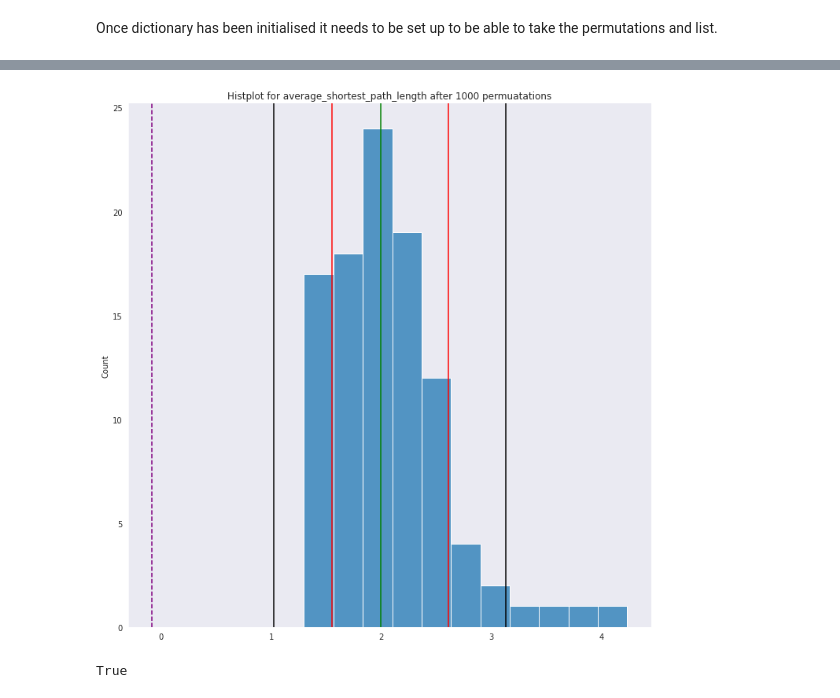
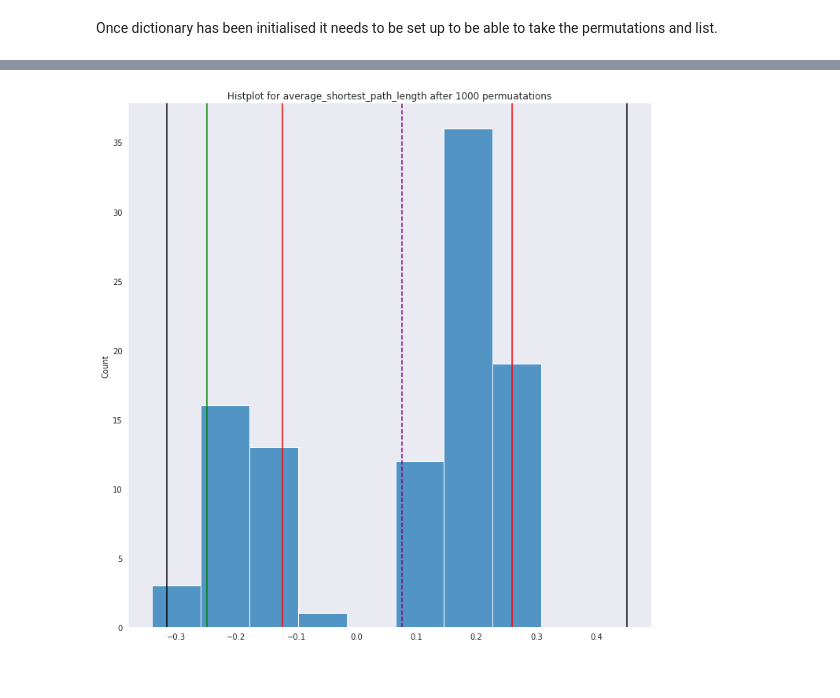
Before and after one commit to WMDA/SCN, a Jupyter notebook: scripts/work_in_progress_scripts/group_differences_drakesmith.ipynb, the cells around one changed output, grey strips where cells are left out. Drawn from its saved outputs; the diff is of its cells as text; code cells hidden in the pictures.

Commit message:
working on calculating the area under the curve

```diff
--- a/scripts/work_in_progress_scripts/group_differences_drakesmith.ipynb
+++ b/scripts/work_in_progress_scripts/group_differences_drakesmith.ipynb
@@ -275,37 +291,7 @@ for perm in range(0, 100):
-# %%
-max_min_values = {
-    'aan_hc':{},
-    'wr_hc':{},
-    'wr_aan':{}
-
-}
-
-for measure in measures:
-    max_min_values['aan_hc'][measure] = []
-    max_min_values['wr_hc'][measure] = []
-    max_min_values['wr_aan'][measure] = []
-# %%
-for top_key in max_min_values.keys():
-    for key , val in test_statistics[top_key].items():
-        new_key = re.sub(r'_at_threshold_value_.*','', key)
-        max_min_values[top_key][new_key].append(val)
-# %%
-for top_key in max_min_values.keys():
-    for key , val in max_min_values[top_key].items():
-       max_value = max(max_min_values[top_key][key], key=abs)
-       min_val = min(max_min_values[top_key][key], key=abs)
-       max_min_values_list = [min_val, max_value]
-       max_min_values[top_key].update({key:max_min_values_list})
 # %%
 crit_val = {}
 # %%
-for top_key in max_min_values.keys():
+for top_key in null_stat_summarized.keys():
     for measure in measures:
-
-        if max_min_values[top_key][measure][1] > 0:
-            if max_min_values[top_key][measure][0] > 0:
-                crit_val[f'{top_key}_{measure}']= np.quantile(np.array(null_stat_summarized[top_key][measure]), 0.95)
-            else:
-                crit_val[f'{top_key}_{measure}'] = np.quantile(np.array(null_stat_summarized[top_key][measure]), 0.975)
-        else:
-            crit_val[f'{top_key}_{measure}'] = np.quantile(np.array(null_stat_summarized[top_key][measure]), 0.5)
+        crit_val[f'{top_key}_{measure}']= [np.quantile(np.array(null_stat_summarized[top_key][measure]), 0.05),
+                                           np.quantile(np.array(null_stat_summarized[top_key][measure]), 0.95)]
@@ -411,8 +325,4 @@ def pval_plotting(ctvalues:list, tcrit_value:int, measure:str, permutations:int,
 # %%
-pval_plotting(null_stat_summarized['aan_hc']['average_shortest_path_length'], test_statistics['aan_hc']['average_shortest_path_length_at_threshold_value_4'], 'average_shortest_path_length', 1000, crit_val['wr_hc_average_shortest_path_length'] )
+pval_plotting(null_stat_summarized['wr_aan']['assortativity'], test_statistics['wr_aan']['assortativity_at_threshold_value_4'], 'average_shortest_path_length', 1000, crit_val['wr_aan_assortativity'][0] )
 # %% [output]
-[figure, old version]
+[figure, new version]
-# %%
-test_statistics['aan_hc']['average_clustering_at_threshold_value_4'] > crit_val['aan_hc_average_clustering']
-# %% [output]
-True
```
Also changed, not shown: parts of 11 cells of this notebook.
